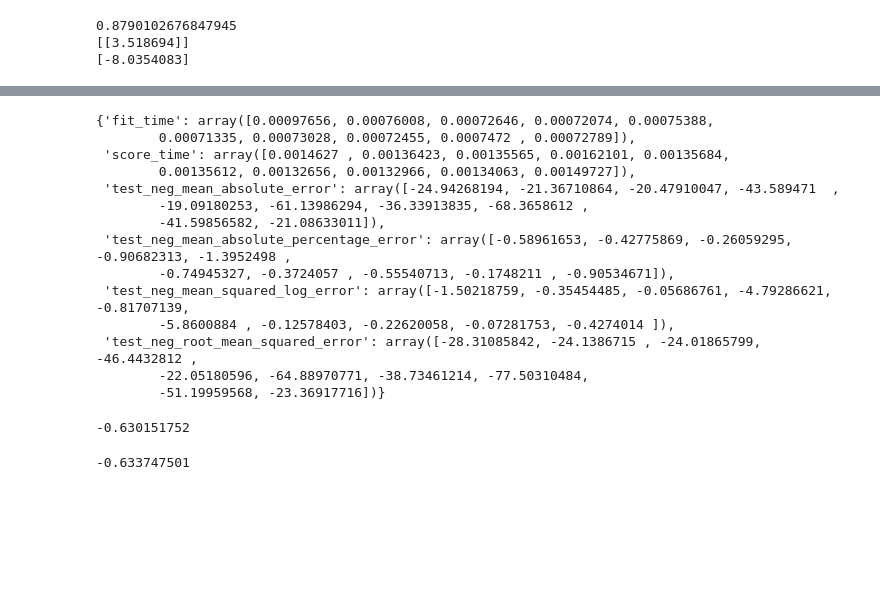
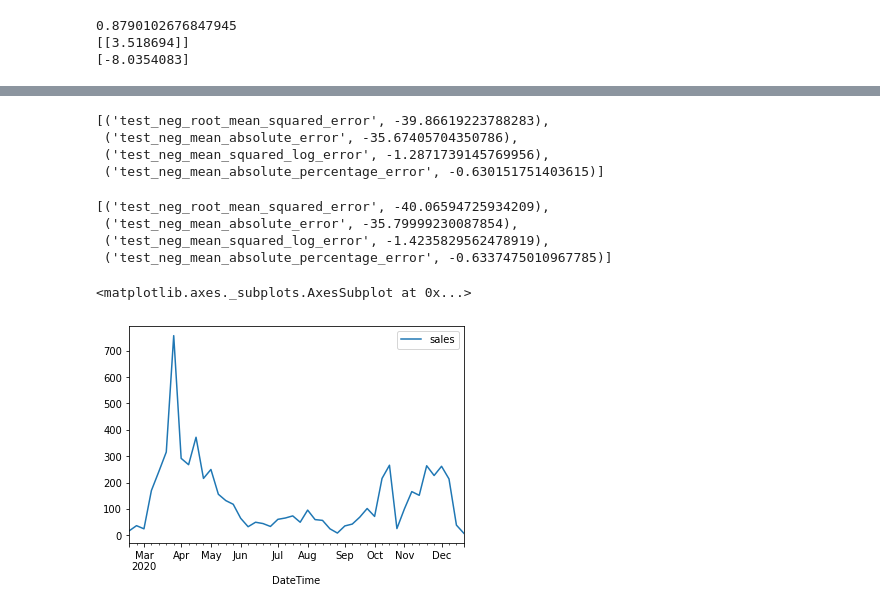
Before and after one commit to katarzynasornat/time_series_prediction, a Jupyter notebook: Master_exploration.ipynb, the cells around one changed output, grey strips where cells are left out. Cells and saved outputs as stored; diff of their text form; code cells hidden in the pictures; blank space fills up the shorter version.

```diff
--- a/Master_exploration.ipynb
+++ b/Master_exploration.ipynb
@@ -255,32 +212,26 @@ cv_scores_multiple_lr
+# %%
+[(i, np.mean(cv_scores_multiple_lr[i])) for i in cv_scores_multiple_lr.keys() if 'test' in i]
+# %% [output]
+[('test_neg_root_mean_squared_error', -39.86619223788283),
+ ('test_neg_mean_absolute_error', -35.67405704350786),
+ ('test_neg_mean_squared_log_error', -1.2871739145769956),
+ ('test_neg_mean_absolute_percentage_error', -0.630151751403615)]
 # %%
 tscv = TimeSeriesSplit(n_splits=10, test_size = 3)
-cross_validate(reg, abc1[["sales", "traffic"]].values[:,1].reshape(-1, 1), abc1[["sales", "traffic"]].values[:,0].reshape(-1, 1),  cv=tscv,
+cv_scores_multiple_lr_lag = cross_validate(reg, abc1[["sales", "traffic"]].values[:,1].reshape(-1, 1), abc1[["sales", "traffic"]].values[:,0].reshape(-1, 1),  cv=tscv,
                             scoring=['neg_root_mean_squared_error'
                             , 'neg_mean_absolute_error'
                             , 'neg_mean_squared_log_error'
                             , 'neg_mean_absolute_percentage_error'], n_jobs=1)
-# %% [output]
-{'fit_time': array([0.00097656, 0.00076008, 0.00072646, 0.00072074, 0.00075388,
-        0.00071335, 0.00073028, 0.00072455, 0.0007472 , 0.00072789]),
- 'score_time': array([0.0014627 , 0.00136423, 0.00135565, 0.00162101, 0.00135684,
-        0.00135612, 0.00132656, 0.00132966, 0.00134063, 0.00149727]),
- 'test_neg_mean_absolute_error': array([-24.94268194, -21.36710864, -20.47910047, -43.589471  ,
-        -19.09180253, -61.13986294, -36.33913835, -68.3658612 ,
-        -41.59856582, -21.08633011]),
- 'test_neg_mean_absolute_percentage_error': array([-0.58961653, -0.42775869, -0.26059295, -0.90682313, -1.3952498 ,
-        -0.74945327, -0.3724057 , -0.55540713, -0.1748211 , -0.90534671]),
- 'test_neg_mean_squared_log_error': array([-1.50218759, -0.35454485, -0.05686761, -4.79286621, -0.81707139,
-        -5.8600884 , -0.12578403, -0.22620058, -0.07281753, -0.4274014 ]),
- 'test_neg_root_mean_squared_error': array([-28.31085842, -24.1386715 , -24.01865799, -46.4432812 ,
-        -22.05180596, -64.88970771, -38.73461214, -77.50310484,
-        -51.19959568, -23.36917716])}
-# %%
-np.mean(np.array([-0.56534394, -0.42035845, -0.26647872, -0.90699786, -1.40193363,
-        -0.74685014, -0.36997968, -0.55517106, -0.17503588, -0.89336816]))
-# %% [output]
--0.630151752
-# %%
-np.mean(np.array([-0.58961653, -0.42775869, -0.26059295, -0.90682313, -1.3952498 ,
-        -0.74945327, -0.3724057 , -0.55540713, -0.1748211 , -0.90534671]))
-# %% [output]
--0.633747501
+# %%
+[(i, np.mean(cv_scores_multiple_lr_lag[i])) for i in cv_scores_multiple_lr_lag.keys() if 'test' in i]
+# %% [output]
+[('test_neg_root_mean_squared_error', -40.06594725934209),
+ ('test_neg_mean_absolute_error', -35.79999230087854),
+ ('test_neg_mean_squared_log_error', -1.4235829562478919),
+ ('test_neg_mean_absolute_percentage_error', -0.6337475010967785)]
+# %%
+series.plot()
+# %% [output]
+<matplotlib.axes._subplots.AxesSubplot at 0x...>
+[figure, added]
```
Also changed, not shown: parts of 37 cells of this notebook, 1 other file.
